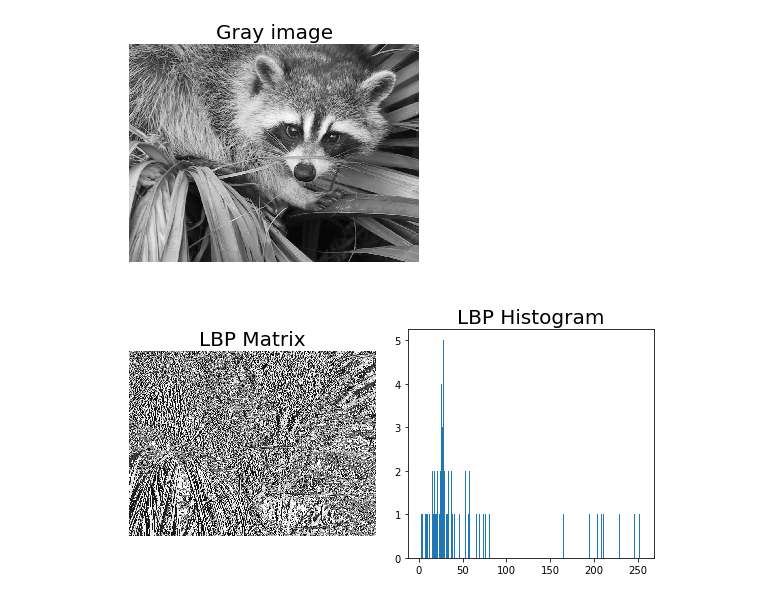
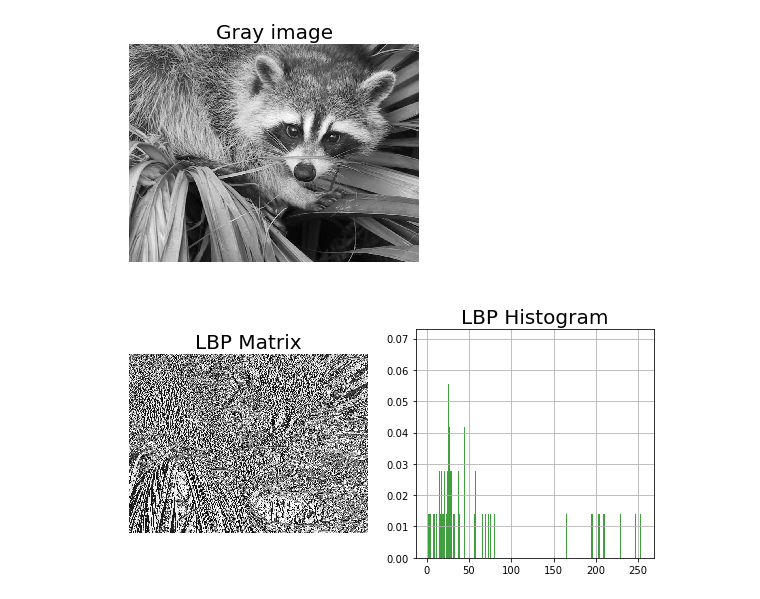
Before and after one commit to Batsila/ADIP, a Jupyter notebook: lbp_matrix.ipynb, the cells around one changed output. Saved outputs shown, nothing was run; the diff lists cells and outputs as text; code cells hidden in the pictures.

Commit message:
Prettify histogram

```diff
--- a/lbp_matrix.ipynb
+++ b/lbp_matrix.ipynb
@@ -33,18 +33,19 @@ def calculate_lbp_matrix(image):
             s[val] += 1
     return m, s
 # %%
-lbp_matrix, histogram = calculate_lbp_matrix(gray_image)
+lbp_matrix, hist_vals = calculate_lbp_matrix(gray_image)
 
 fig, (ax1, ax2) = plt.subplots(nrows=1, ncols=2, figsize=(8, 4))
 
 ax1.imshow(lbp_matrix, cmap=plt.cm.gray)
 ax1.axis('off')
 ax1.set_title('LBP Matrix', fontsize=20)
 
-ax2.hist(histogram, 256, [0,256])
+ax2.hist(hist_vals, 256, [0,256], density=True, facecolor='g', alpha=0.75)
 ax2.set_title('LBP Histogram', fontsize=20)
+ax2.grid(True)
 
 fig.tight_layout()
 plt.show()
 # %% [output]
-[figure, old version]
+[figure, new version]
```
